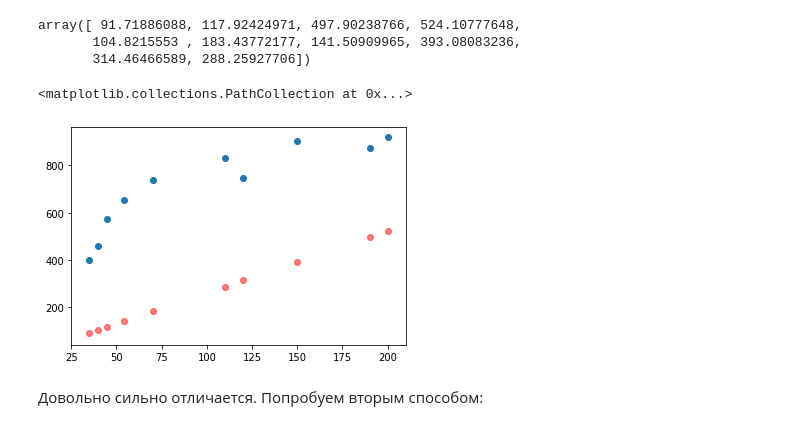
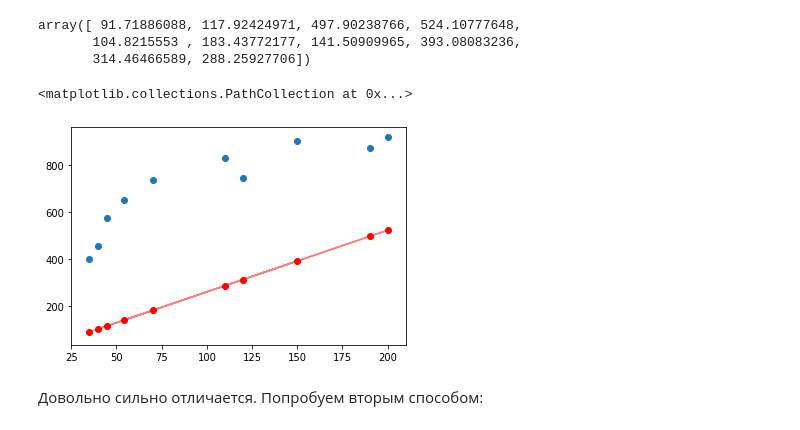
Before and after one commit to po-stas/TerVer, a Jupyter notebook: lesson7/lesson7.ipynb, the cells around one changed output. Cells and saved outputs as stored; diff of their text form; code cells hidden in the pictures.

```diff
--- a/lesson7/lesson7.ipynb
+++ b/lesson7/lesson7.ipynb
@@ -32,10 +32,11 @@ array([ 91.71886088, 117.92424971, 497.90238766, 524.10777648,
        314.46466589, 288.25927706])
 # %%
 plt.scatter(zp, ks)
-plt.scatter(zp, ks_hat, color='red', alpha=0.5)
+plt.plot(zp, b * zp, color='red', alpha=0.5)
+plt.scatter(zp, ks_hat, color='red')
 # %% [output]
 <matplotlib.collections.PathCollection at 0x...>
-[figure, old version]
+[figure, new version]
 # %% [markdown]
 Довольно сильно отличается. Попробуем вторым способом:
 # %%
```
Also changed, not shown: parts of 13 cells of this notebook.
